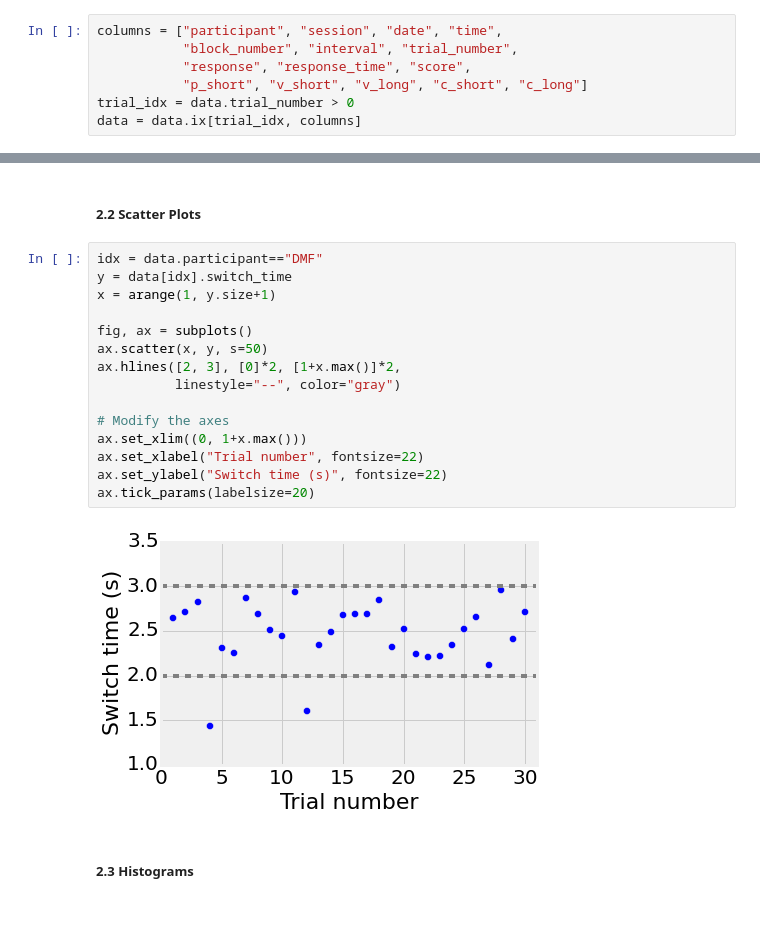
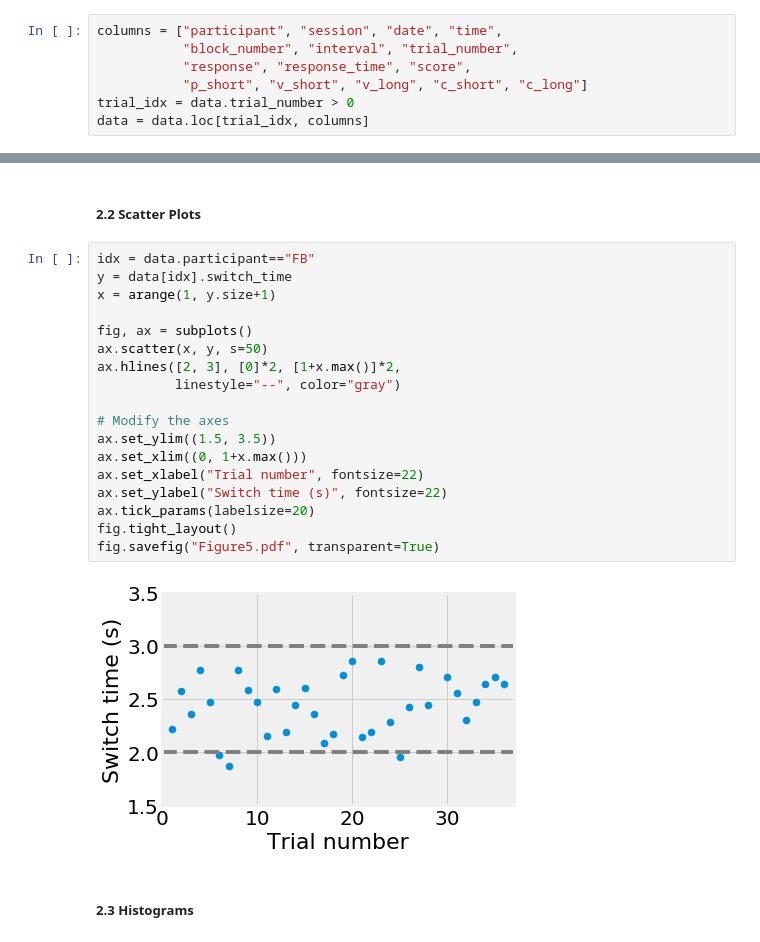
Before and after one commit to dfreestone/timing_tasks, a Jupyter notebook: Switch procedure/switch_analysis.ipynb, the cells around one changed output, grey strips where cells are left out. Drawn from its saved outputs; the diff is of its cells as text; blank space fills up the shorter version.

```diff
--- a/Switch procedure/switch_analysis.ipynb
+++ b/Switch procedure/switch_analysis.ipynb
@@ -49,7 +49,7 @@ columns = ["participant", "session", "date", "time",
            "response", "response_time", "score",
            "p_short", "v_short", "v_long", "c_short", "c_long"]
 trial_idx = data.trial_number > 0
-data = data.ix[trial_idx, columns]
+data = data.loc[trial_idx, columns]
 # %% [markdown]
 Pull out the task parameters
 # %%
@@ -136,22 +125,25 @@ data.groupby(group).switch_time.agg(["mean", "std", "sem"])
 # %% [markdown]
 ##### 2.2 Scatter Plots
 # %%
-idx = data.participant=="DMF"
+idx = data.participant=="FB"
 y = data[idx].switch_time
 x = arange(1, y.size+1)
 
 fig, ax = subplots()
 ax.scatter(x, y, s=50)
 ax.hlines([2, 3], [0]*2, [1+x.max()]*2,
           linestyle="--", color="gray")
 
 # Modify the axes
+ax.set_ylim((1.5, 3.5))
 ax.set_xlim((0, 1+x.max()))
 ax.set_xlabel("Trial number", fontsize=22)
 ax.set_ylabel("Switch time (s)", fontsize=22)
 ax.tick_params(labelsize=20)
+fig.tight_layout()
+fig.savefig("Figure5.pdf", transparent=True)
 # %% [output]
-[figure, old version]
+[figure, new version]
 # %% [markdown]
 ##### 2.3 Histograms
 # %%
```
Also changed, not shown: parts of 5 cells of this notebook, 50 other files.
